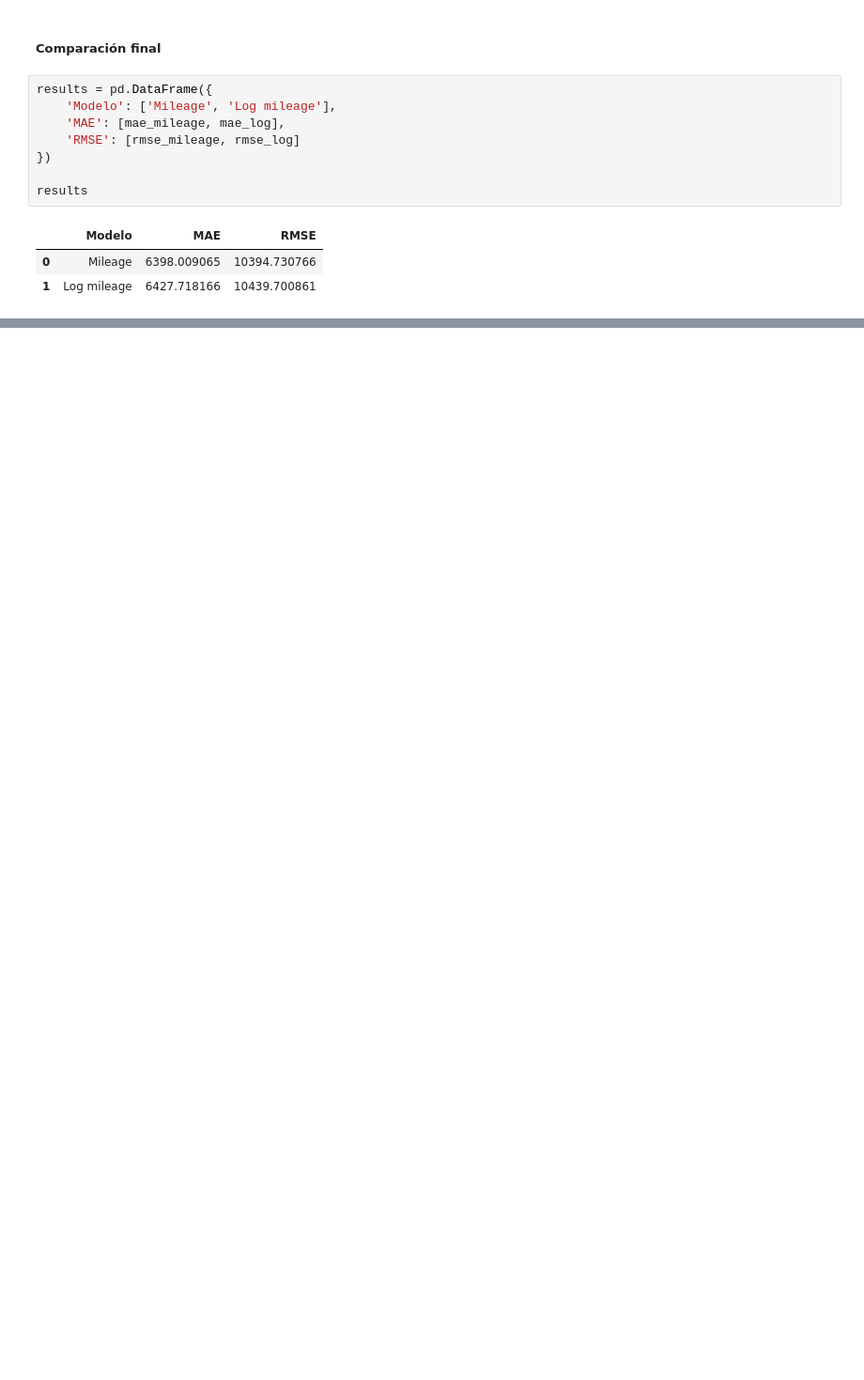
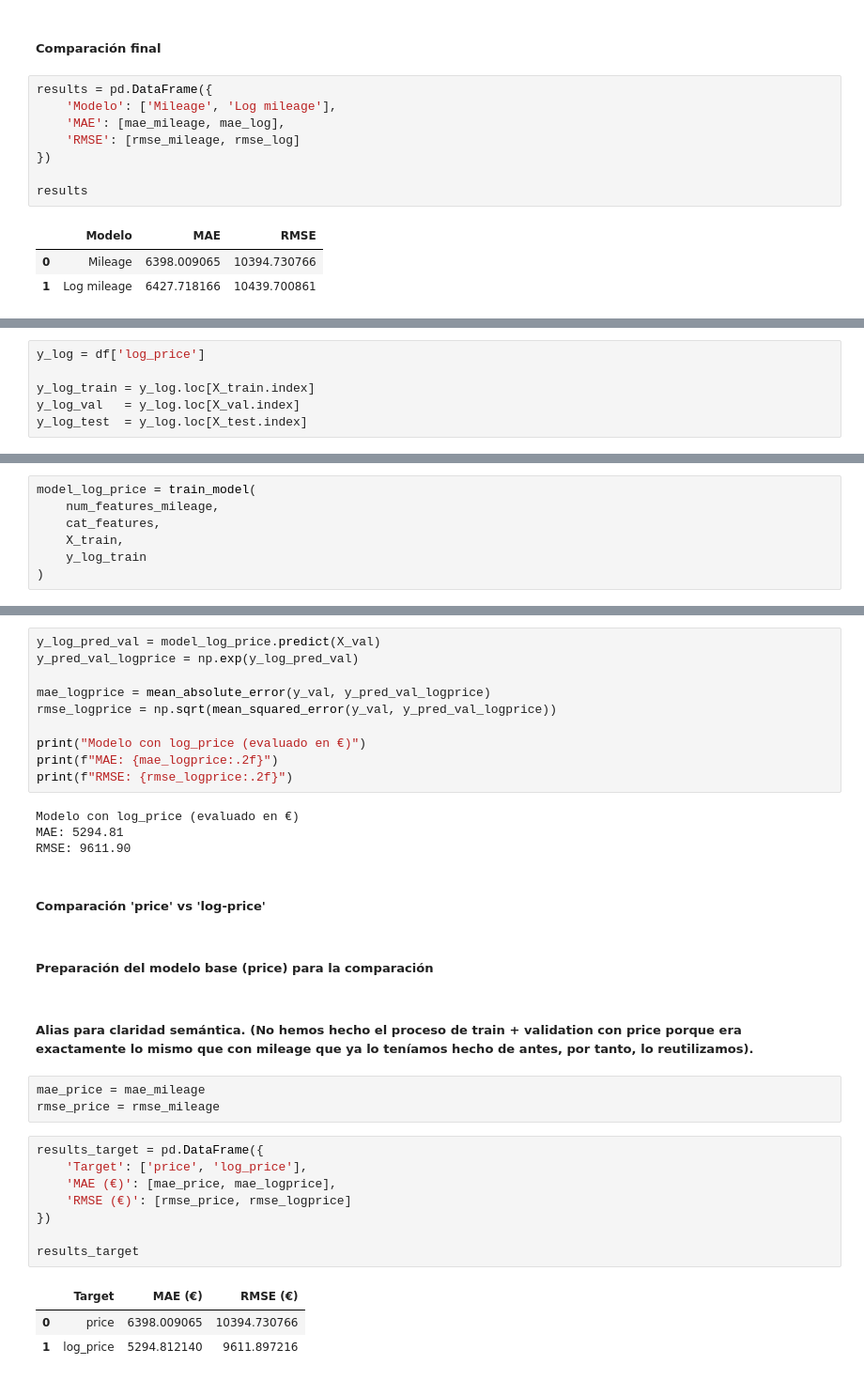
Before and after one commit to krodgall/Machine_Learning_project, a Jupyter notebook: notebooks/06_modelado.ipynb, the cells around one changed output, grey strips where cells are left out. Shown at 94% size. Saved outputs shown, nothing was run; the diff lists cells and outputs as text; blank space fills up the shorter version.

```diff
--- a/notebooks/06_modelado.ipynb
+++ b/notebooks/06_modelado.ipynb
@@ -183,0 +247,6 @@ RMSE test: 10428.28
+# %%
+y_log = df['log_price']
+
+y_log_train = y_log.loc[X_train.index]
+y_log_val   = y_log.loc[X_val.index]
+y_log_test  = y_log.loc[X_test.index]
@@ -183,0 +293,7 @@ RMSE test: 10428.28
+# %%
+model_log_price = train_model(
+    num_features_mileage,
+    cat_features,
+    X_train,
+    y_log_train
+)
@@ -183,0 +302,35 @@ RMSE test: 10428.28
+# %%
+y_log_pred_val = model_log_price.predict(X_val)
+y_pred_val_logprice = np.exp(y_log_pred_val)
+
+mae_logprice = mean_absolute_error(y_val, y_pred_val_logprice)
+rmse_logprice = np.sqrt(mean_squared_error(y_val, y_pred_val_logprice))
+
+print("Modelo con log_price (evaluado en €)")
+print(f"MAE: {mae_logprice:.2f}")
+print(f"RMSE: {rmse_logprice:.2f}")
+# %% [output]
+Modelo con log_price (evaluado en €)
+MAE: 5294.81
+RMSE: 9611.90
+# %% [markdown]
+##### Comparación 'price' vs 'log-price'
+# %% [markdown]
+##### Preparación del modelo base (price) para la comparación
+# %% [markdown]
+##### Alias para claridad semántica. (No hemos hecho el proceso de train + validation con price porque era exactamente lo mismo que con mileage que ya lo teníamos hecho de antes, por tanto, lo reutilizamos).
+# %%
+mae_price = mae_mileage
+rmse_price = rmse_mileage
+# %%
+results_target = pd.DataFrame({
+    'Target': ['price', 'log_price'],
+    'MAE (€)': [mae_price, mae_logprice],
+    'RMSE (€)': [rmse_price, rmse_logprice]
+})
+
+results_target
+# %% [output]
+|  | Target | MAE (€) | RMSE (€) |
+| 0 | price | 6398.009065 | 10394.730766 |
+| 1 | log_price | 5294.812140 | 9611.897216 |
```
Also changed, not shown: parts of 27 cells of this notebook.
